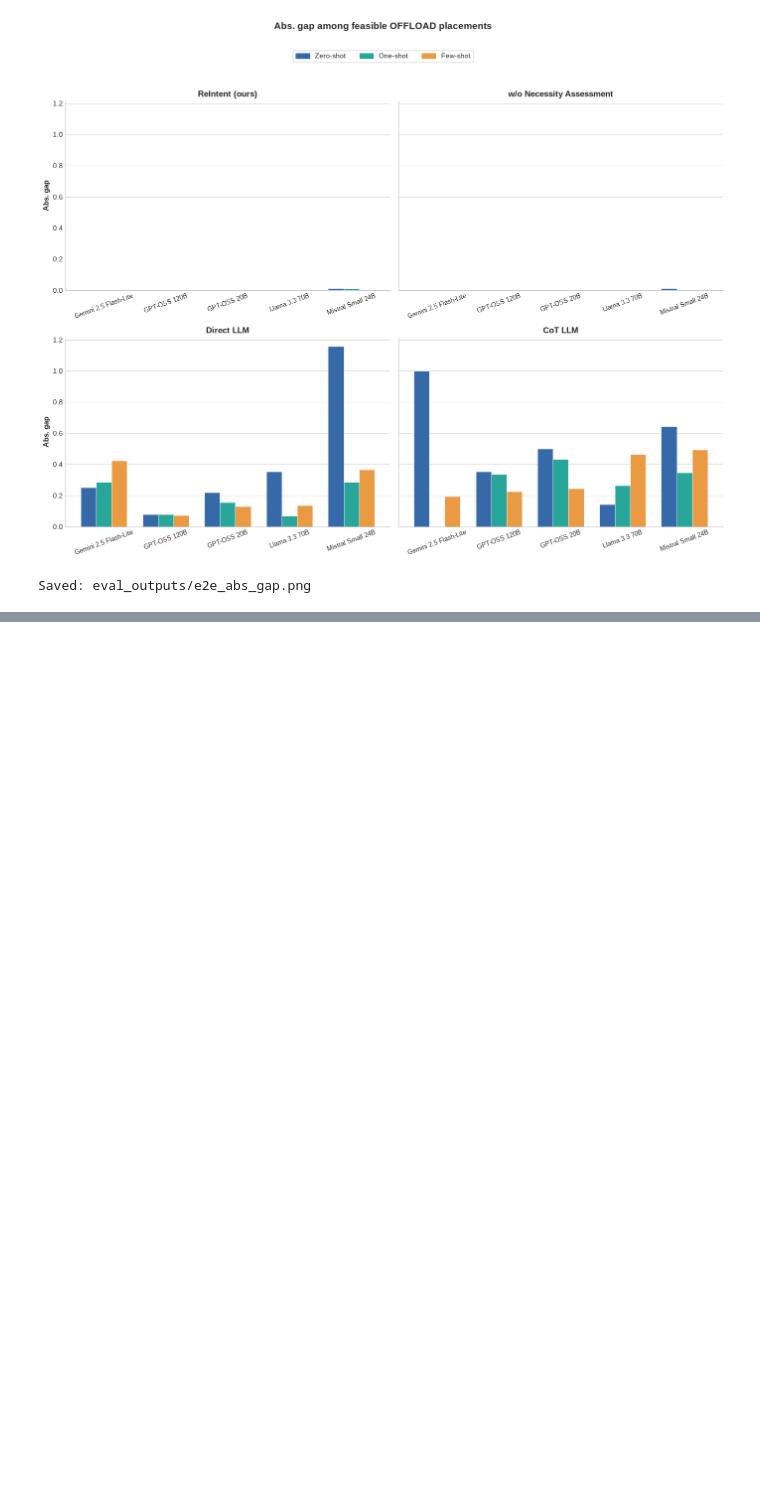
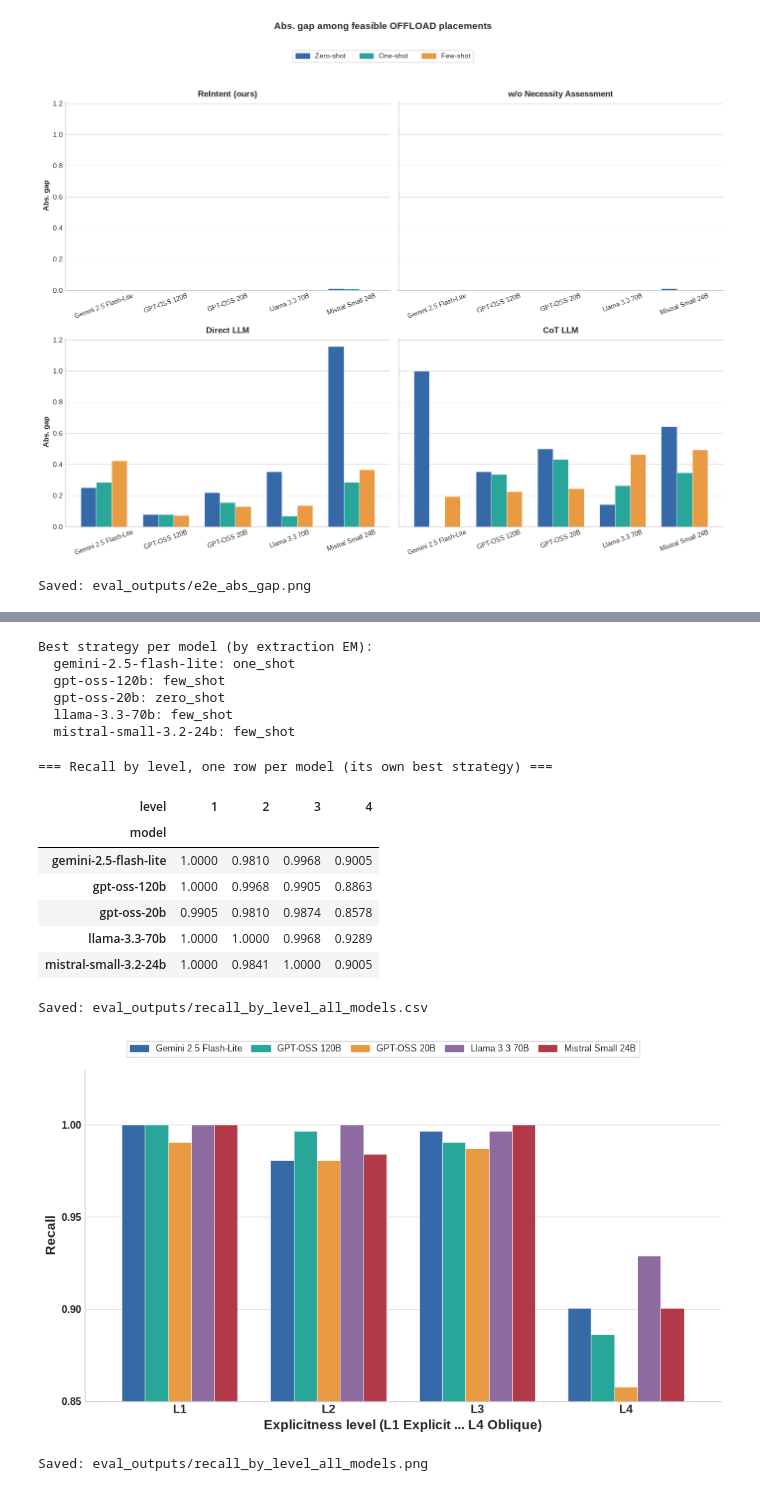
Before and after one commit to MorelK1/ReIntent, a Jupyter notebook: eval/scoring.ipynb, the cells around one changed output, grey strips where cells are left out. Cells and saved outputs as stored; diff of their text form; code cells hidden in the pictures; blank space fills up the shorter version.

```diff
--- a/eval/scoring.ipynb
+++ b/eval/scoring.ipynb
@@ -692,0 +700,65 @@ Saved: eval_outputs/e2e_abs_gap.png
+# %%
+BEST_STRATEGY = {model: em["exact_match_raw"].loc[model].idxmax() for model in MODEL_ORDER}
+print("Best strategy per model (by extraction EM):")
+for model in MODEL_ORDER:
+    print(f"  {model}: {BEST_STRATEGY[model]}")
+# %% [output]
+Best strategy per model (by extraction EM):
+  gemini-2.5-flash-lite: one_shot
+  gpt-oss-120b: few_shot
+  gpt-oss-20b: zero_shot
+  llama-3.3-70b: few_shot
+  mistral-small-3.2-24b: few_shot
+# %%
+recall_by_level_all_models = pd.DataFrame({
+    model: recall_by_level_full.loc[(model, BEST_STRATEGY[model])] for model in MODEL_ORDER
+}).T
+recall_by_level_all_models.index.name = "model"
+print("=== Recall by level, one row per model (its own best strategy) ===")
+display(recall_by_level_all_models.round(4))
+recall_by_level_all_models.to_csv(OUT_DIR / "recall_by_level_all_models.csv")
+print("Saved: eval_outputs/recall_by_level_all_models.csv")
+
+MODEL_COLORS = {
+    "gemini-2.5-flash-lite": "#3569A8", "gpt-oss-120b": "#28A69A", "gpt-oss-20b": "#E99A43",
+    "llama-3.3-70b": "#8D6A9F", "mistral-small-3.2-24b": "#B23A48",
+}
+plot_df = recall_by_level_all_models.rename(index=MODEL_LABELS)
+plot_df.columns = [f"L{lvl}" for lvl in plot_df.columns]
+plot_df = plot_df.T
+
+fig, ax = plt.subplots(figsize=(10, 5.5))
+plot_df.plot.bar(ax=ax, color=[MODEL_COLORS[m] for m in MODEL_ORDER], width=0.78,
+                  edgecolor="white", linewidth=0.5, legend=False)
+ax.set_xlabel("Explicitness level (L1 Explicit ... L4 Oblique)", fontsize=14, fontweight="bold")
+ax.set_ylabel("Recall", fontsize=14, fontweight="bold")
+ax.set_ylim(0.85, 1.03)
+ax.set_yticks([0.85, 0.90, 0.95, 1.00])
+ax.tick_params(axis="x", labelrotation=0, labelsize=12)
+ax.tick_params(axis="y", labelsize=11)
+for label in ax.get_xticklabels() + ax.get_yticklabels():
+    label.set_fontweight("bold")
+ax.grid(axis="y", color="#d5d5d5", linewidth=0.7)
+ax.grid(axis="x", visible=False)
+ax.spines["top"].set_visible(False)
+ax.spines["right"].set_visible(False)
+handles = [plt.Rectangle((0, 0), 1, 1, color=MODEL_COLORS[m]) for m in MODEL_ORDER]
+fig.legend(handles, [MODEL_LABELS[m] for m in MODEL_ORDER], loc="upper center",
+           bbox_to_anchor=(0.5, 1.06), ncol=5, frameon=True, fontsize=9.5, columnspacing=1.0)
+fig.tight_layout()
+path = OUT_DIR / "recall_by_level_all_models.png"
+fig.savefig(path, dpi=300, bbox_inches="tight")
+plt.show()
+print(f"Saved: eval_outputs/{path.name}")
+# %% [output]
+=== Recall by level, one row per model (its own best strategy) ===
+| level | 1 | 2 | 3 | 4 |
+| model |  |  |  |  |
+| gemini-2.5-flash-lite | 1.0000 | 0.9810 | 0.9968 | 0.9005 |
+| gpt-oss-120b | 1.0000 | 0.9968 | 0.9905 | 0.8863 |
+| gpt-oss-20b | 0.9905 | 0.9810 | 0.9874 | 0.8578 |
+| llama-3.3-70b | 1.0000 | 1.0000 | 0.9968 | 0.9289 |
+| mistral-small-3.2-24b | 1.0000 | 0.9841 | 1.0000 | 0.9005 |
+Saved: eval_outputs/recall_by_level_all_models.csv
+[figure, added]
+Saved: eval_outputs/recall_by_level_all_models.png
```
Also changed, not shown: parts of 6 cells of this notebook, 7 other files.
